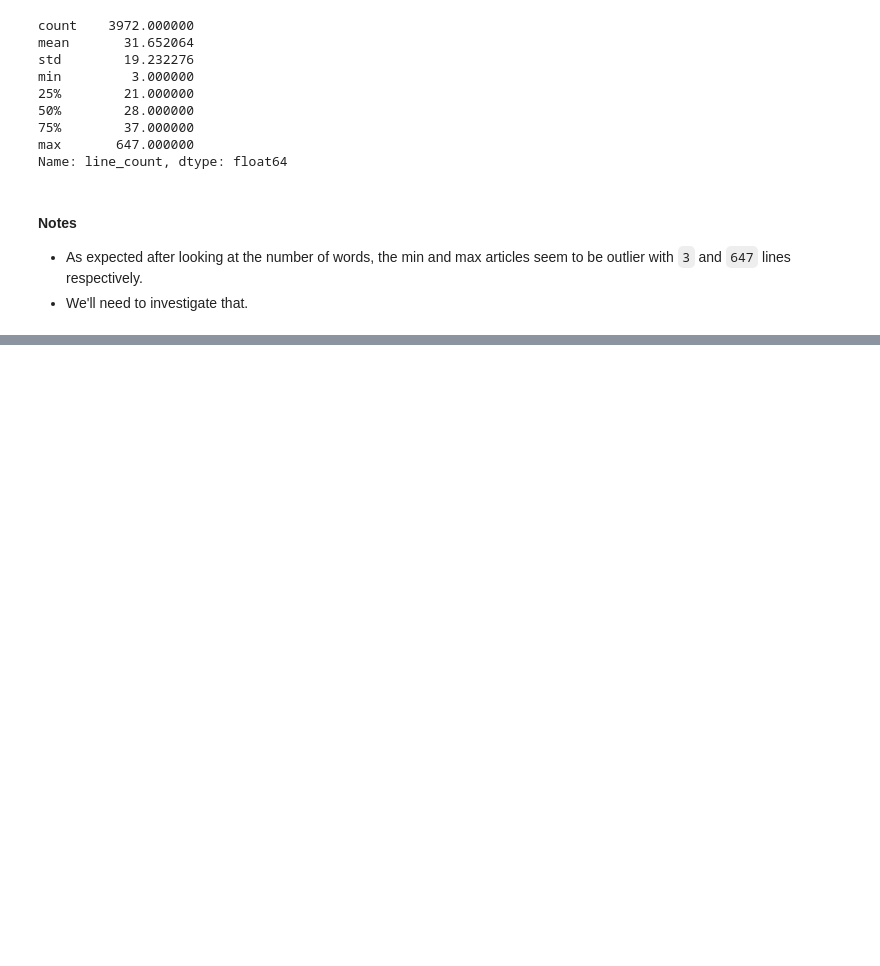
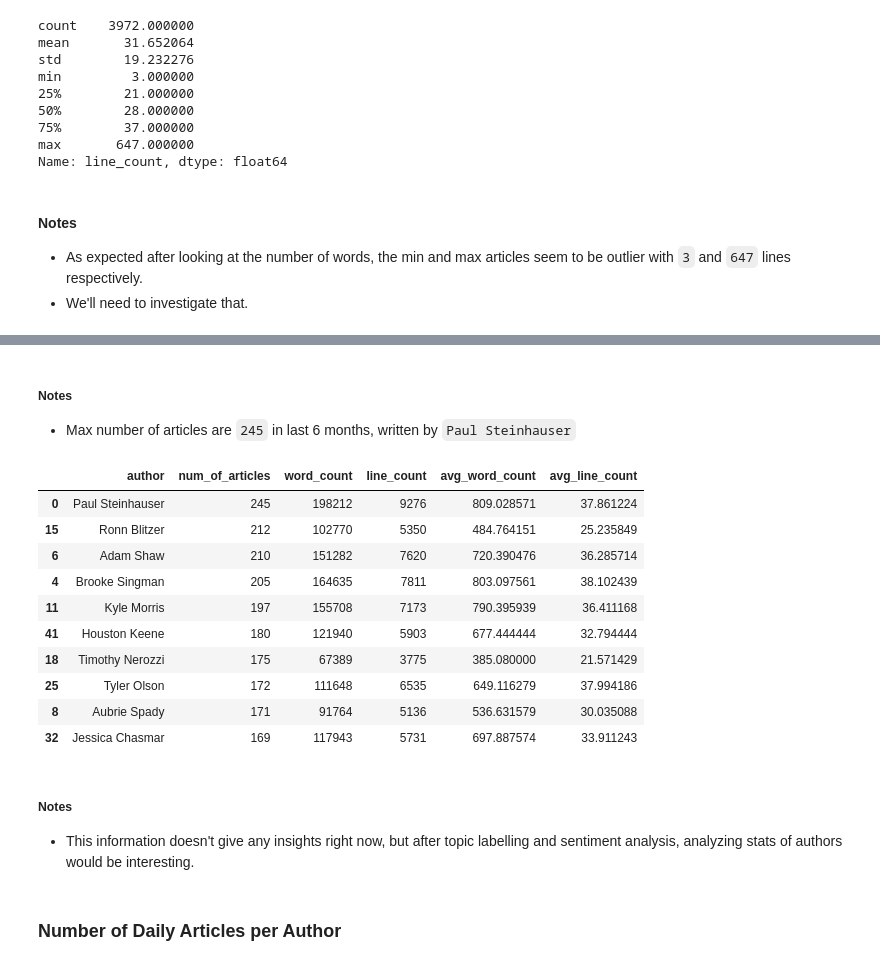
Before and after one commit to gaurangdave/Aletheia, a Jupyter notebook: eda_raw_data.ipynb, the cells around one changed output, grey strips where cells are left out. Saved outputs shown, nothing was run; the diff lists cells and outputs as text; code cells hidden in the pictures; blank space fills up the shorter version.

```diff
--- a/eda_raw_data.ipynb
+++ b/eda_raw_data.ipynb
@@ -426,0 +562,23 @@ data.head()
+# %% [markdown]
+##### Notes
+* Max number of articles are `245` in last 6 months, written by `Paul Steinhauser`
+# %%
+## lets look at top 10 authors by number of articles
+author_attributes_df.sort_values("num_of_articles", ascending=False).head(10)
+# %% [output]
+|  | author | num_of_articles | word_count | line_count | avg_word_count | avg_line_count |
+| 0 | Paul Steinhauser | 245 | 198212 | 9276 | 809.028571 | 37.861224 |
+| 15 | Ronn Blitzer | 212 | 102770 | 5350 | 484.764151 | 25.235849 |
+| 6 | Adam Shaw | 210 | 151282 | 7620 | 720.390476 | 36.285714 |
+| 4 | Brooke Singman | 205 | 164635 | 7811 | 803.097561 | 38.102439 |
+| 11 | Kyle Morris | 197 | 155708 | 7173 | 790.395939 | 36.411168 |
+| 41 | Houston Keene | 180 | 121940 | 5903 | 677.444444 | 32.794444 |
+| 18 | Timothy Nerozzi | 175 | 67389 | 3775 | 385.080000 | 21.571429 |
+| 25 | Tyler Olson | 172 | 111648 | 6535 | 649.116279 | 37.994186 |
+| 8 | Aubrie Spady | 171 | 91764 | 5136 | 536.631579 | 30.035088 |
+| 32 | Jessica Chasmar | 169 | 117943 | 5731 | 697.887574 | 33.911243 |
+# %% [markdown]
+##### Notes
+* This information doesn't give any insights right now, but after topic labelling and sentiment analysis, analyzing stats of authors would be interesting.
+# %% [markdown]
+### Number of Daily Articles per Author <a class="anchor" id="num_daily_articles_per_author"></a>
```
Also changed, not shown: parts of 54 cells of this notebook, 1 other file.
